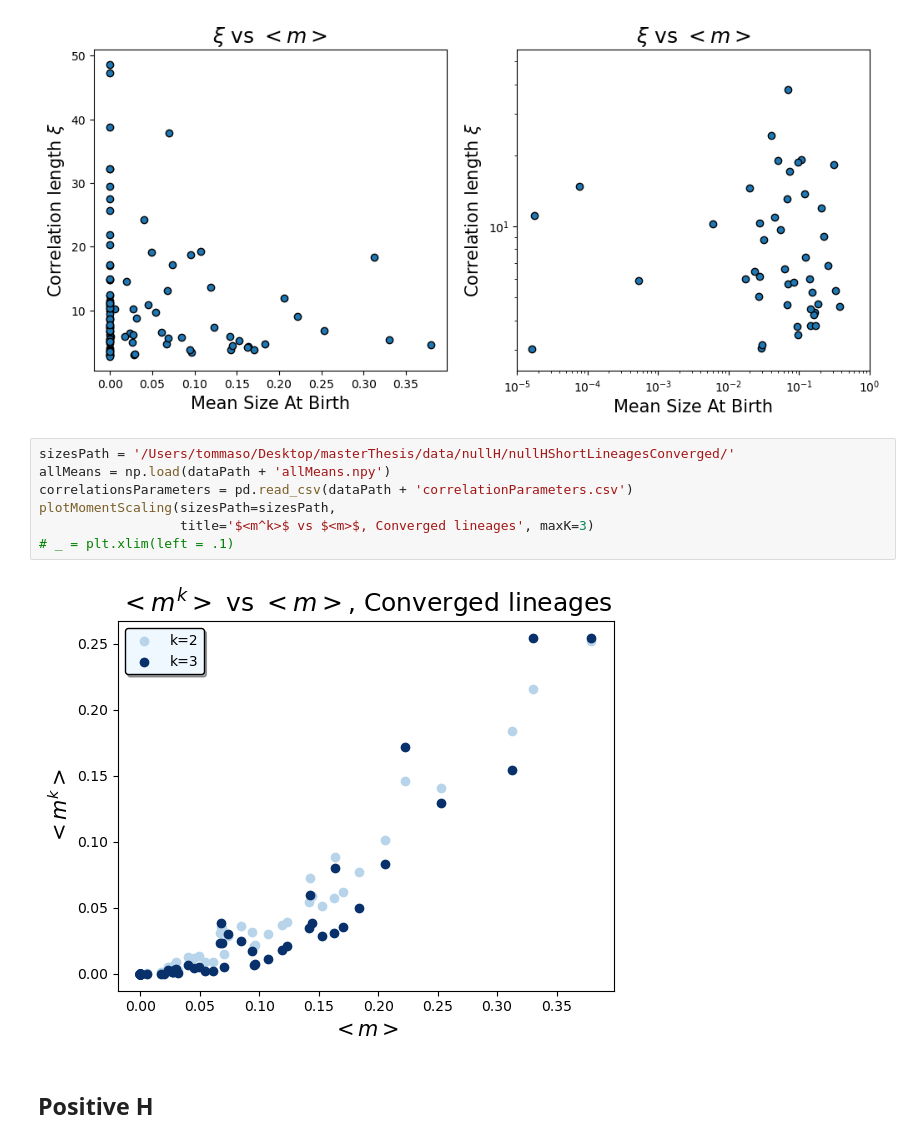
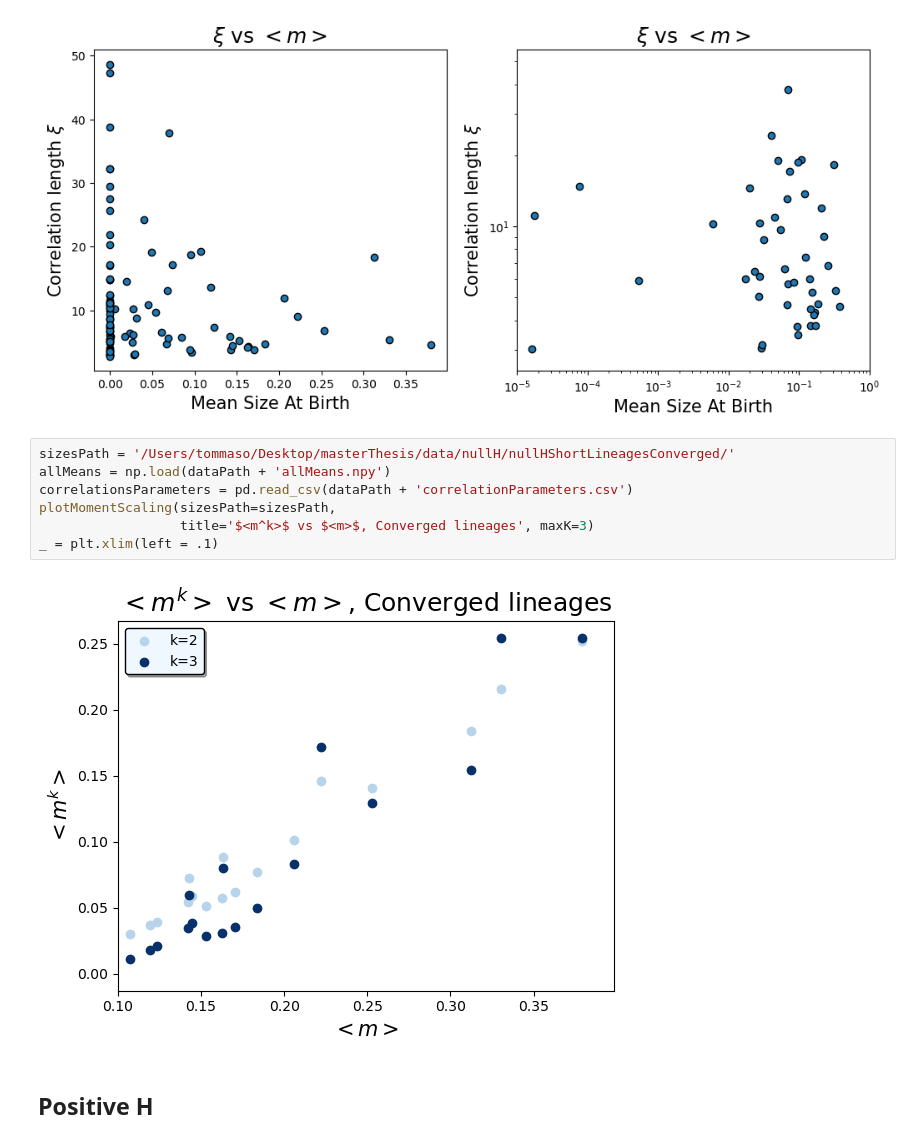
Before and after one commit to tommasoamico/masterThesis, a Jupyter notebook: code/pythonApp/visualization3.ipynb, the cells around one changed output. Saved outputs shown, nothing was run; the diff lists cells and outputs as text.

```diff
--- a/code/pythonApp/visualization3.ipynb
+++ b/code/pythonApp/visualization3.ipynb
@@ -39,12 +39,12 @@ _ = ax_[1].set_xlim(left=1e-5, right=1)
 # %%
 sizesPath = '/Users/tommaso/Desktop/masterThesis/data/nullH/nullHShortLineagesConverged/'
 allMeans = np.load(dataPath + 'allMeans.npy')
 correlationsParameters = pd.read_csv(dataPath + 'correlationParameters.csv')
 plotMomentScaling(sizesPath=sizesPath,
                   title='$<m^k>$ vs $<m>$, Converged lineages', maxK=3)
-# _ = plt.xlim(left = .1)
+_ = plt.xlim(left = .1)
 # %% [output]
-[figure, old version]
+[figure, new version]
 # %% [markdown]
 ## Positive H
 # %%
```
Also changed, not shown: parts of 1 cell of this notebook, 11 other files.
